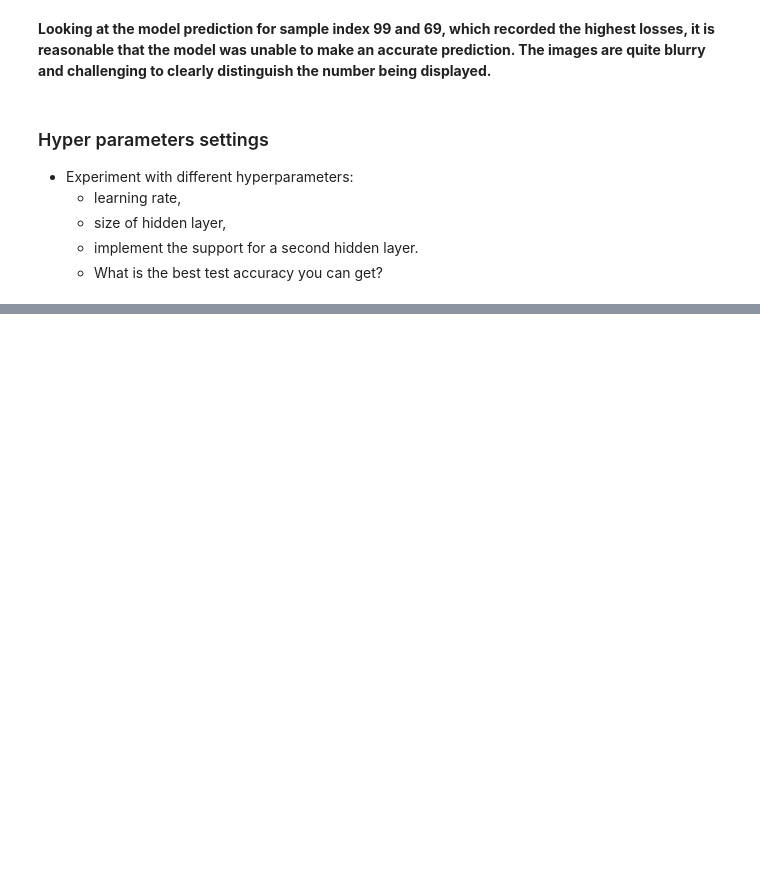
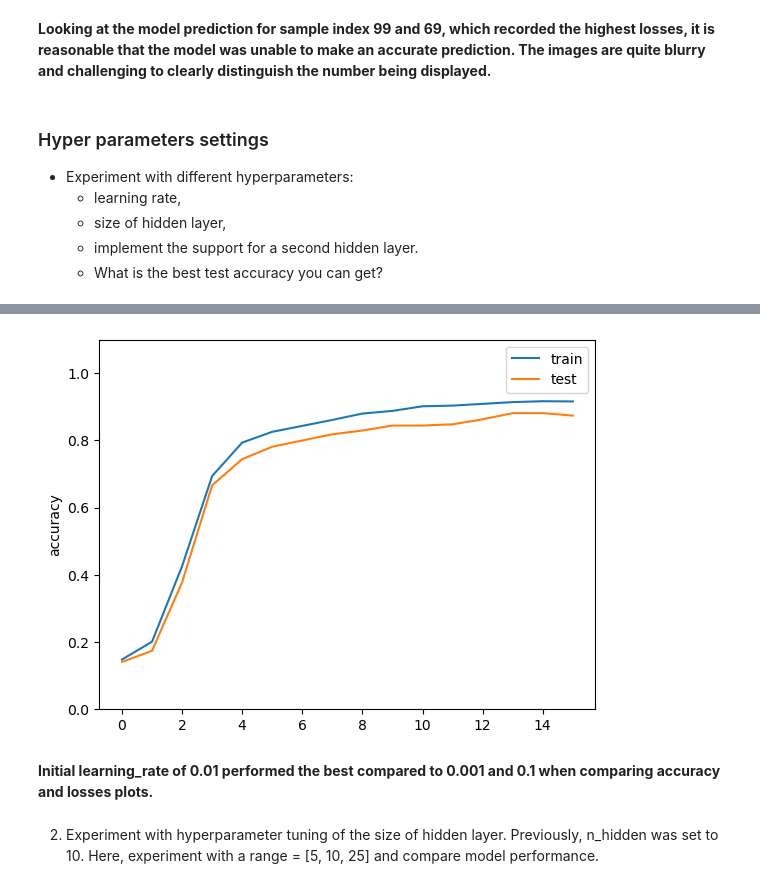
Before and after one commit to melcsk/deep_learning, a Jupyter notebook: 01_materials/labs/lab_2.ipynb, the cells around one changed output, grey strips where cells are left out. Drawn from its saved outputs; the diff is of its cells as text; code cells hidden in the pictures; blank space fills up the shorter version.

```diff
--- a/01_materials/labs/lab_2.ipynb
+++ b/01_materials/labs/lab_2.ipynb
@@ -576,0 +709,12 @@ plot_prediction(model, sample_idx=69)
+# %%
+plt.plot(accuracies, label='train')
+plt.plot(accuracies_test, label='test')
+plt.ylim(0, 1.1)
+plt.ylabel("accuracy")
+plt.legend(loc='best');
+# %% [output]
+[figure, added]
+# %% [markdown]
+**Initial learning_rate of 0.01 performed the best compared to 0.001 and 0.1 when comparing accuracy and losses plots.**
+# %% [markdown]
+2) Experiment with hyperparameter tuning of the size of hidden layer. Previously, n_hidden was set to 10. Here, experiment with a range = [5, 10, 25] and compare model performance.
```
Also changed, not shown: parts of 18 cells of this notebook.
